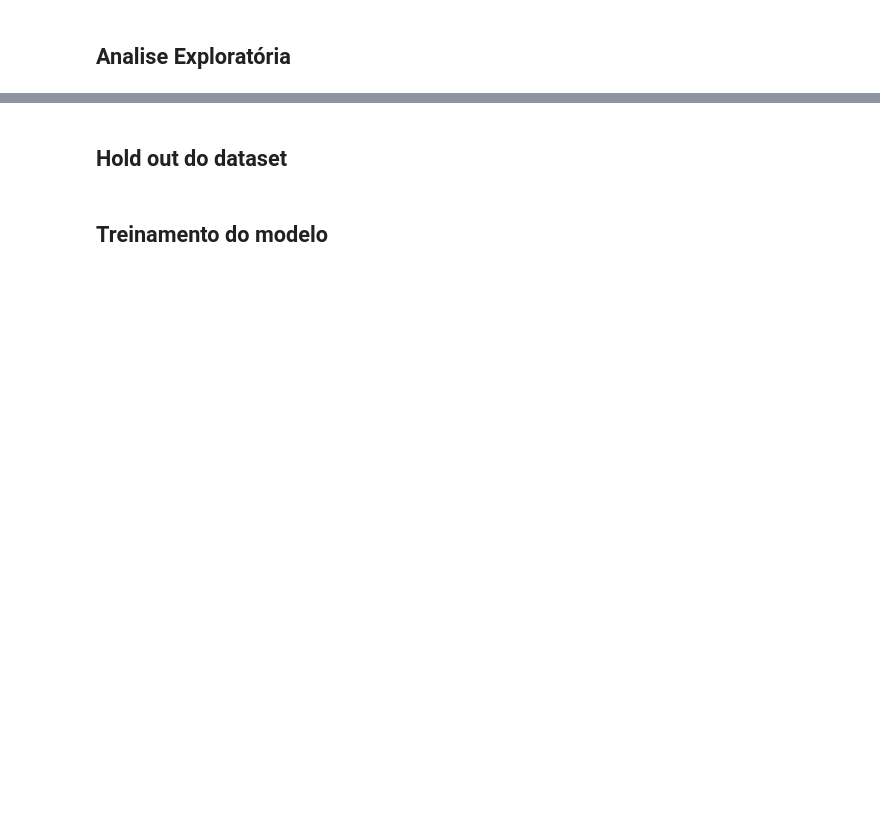
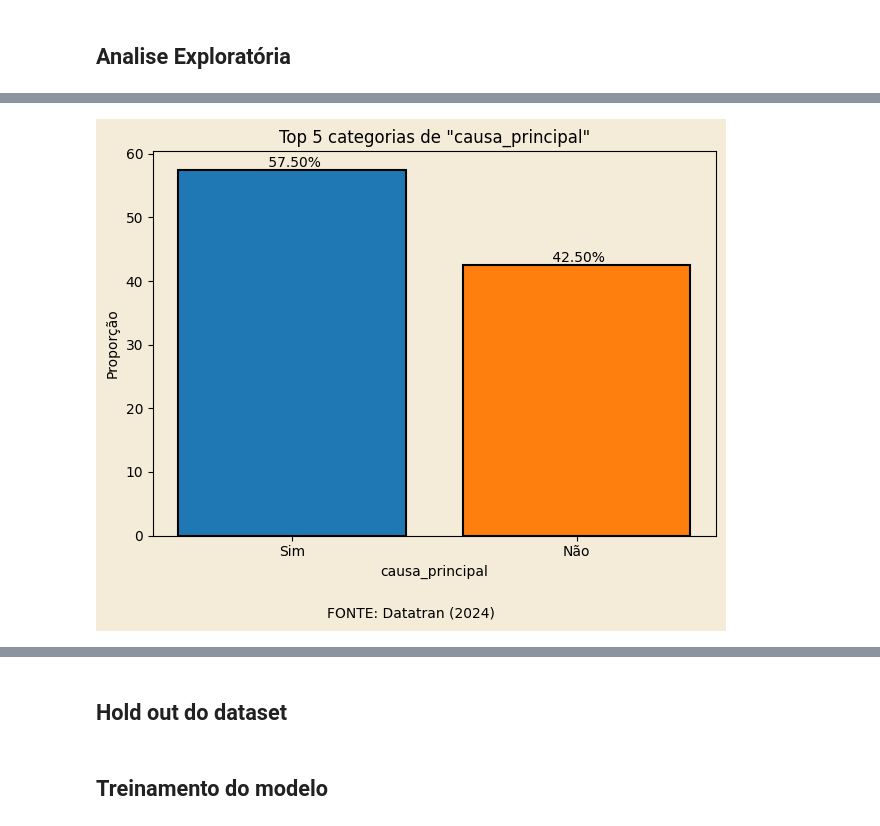
Before and after one commit to pab-h/DataScienceProcess, a Jupyter notebook: notebooks/prf.ipynb, the cells around one changed output, grey strips where cells are left out. Cells and saved outputs as stored; diff of their text form; code cells hidden in the pictures; blank space fills up the shorter version.

```diff
--- a/notebooks/prf.ipynb
+++ b/notebooks/prf.ipynb
@@ -142,0 +148,6 @@ datatran2025['dia_semana'] = pd.Categorical(
+# %%
+nominalFew = ['tipo_pista', 'condicao_metereologica']
+
+for feature in nominalFew:
+	dfOneHot        = pd.get_dummies(datatran[feature], prefix = feature).astype(int)
+	datatranEncoded = pd.concat([datatranEncoded, dfOneHot], axis = 1)
@@ -142,0 +156,13 @@ datatran2025['dia_semana'] = pd.Categorical(
+# %%
+nominalMany = ['causa_acidente', 'tipo_veiculo', 'tipo_acidente']
+
+for feature in nominalMany:
+	targetEncoder = TargetEncoder()
+
+	encoded_df = targetEncoder.fit_transform(
+		datatran[[feature]],
+		datatran['classificacao_acidente']
+	)
+
+	for i in range(encoded_df.shape[1]):
+		datatranEncoded[f'{feature}_encoded_{i}'] = encoded_df[:, i]
@@ -468,0 +216,64 @@ plt.close()
+# %%
+top = 5
+
+for feature in datatran.columns:
+
+	proportions = datatran[feature]\
+		.value_counts(normalize = True, ascending = False)[:top]\
+		.reset_index()
+
+	proportions.columns = ['Categoria', 'Proporção']
+
+	labels = [textwrap.fill(str(label), width = 14) for label in proportions['Categoria']]
+
+	figure = plt.figure()
+
+
+	plt.title(f'Top {top} categorias de "{feature}"')
+
+	bars = plt.bar(
+		x         = proportions['Categoria'],
+		height    = proportions['Proporção'] * 100,
+		color     = colormaps.get('tab10').colors,
+		edgecolor = 'black',
+		linewidth = 1.5
+
+	)
+
+	figure.set_facecolor("#F4ECD8")
+	figure.axes[0].set_facecolor("#F4ECD8")
+
+	for i, bar in enumerate(bars):
+
+		height = bar.get_height()
+
+		plt.text(
+			i,
+			height + 0.01,
+			f'{height: .2f}%',
+			ha       = 'center',
+			va       = 'bottom',
+			fontsize = 10
+		)
+
+	plt.xlabel(feature)
+	plt.ylabel('Proporção')
+
+	plt.xticks(
+		ticks  = range(len(labels)),
+		labels = labels
+	)
+
+	plt.figtext(
+		0.5, -0.05,
+		'FONTE: Datatran (2024)',
+		horizontalalignment = 'center',
+		fontsize            = 10
+	)
+
+	plt.tight_layout()
+
+	plt.show()
+	plt.close()
+# %% [output]
+[figure, added]
```
Also changed, not shown: parts of 80 cells of this notebook.
